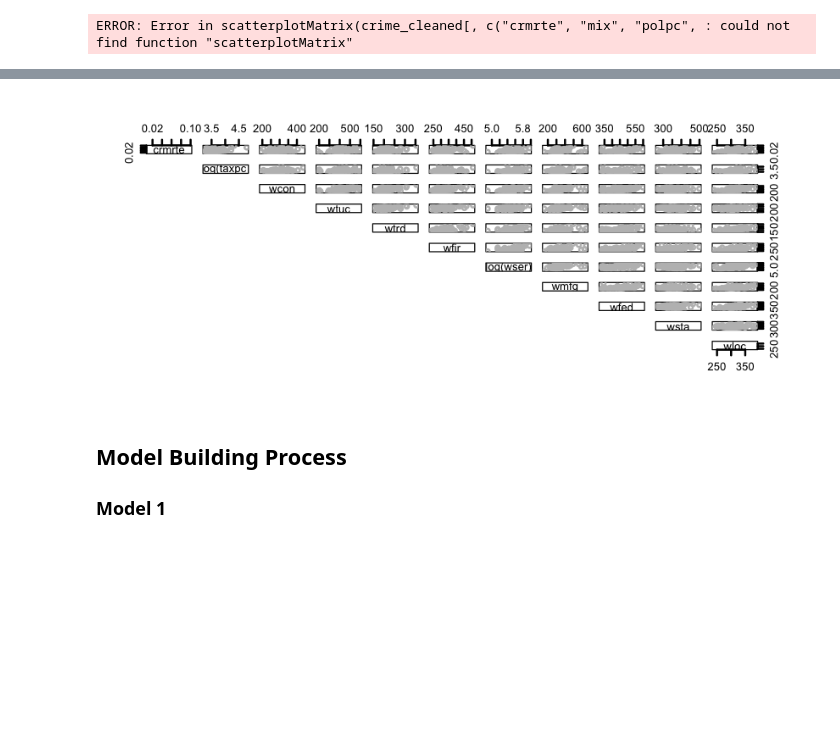
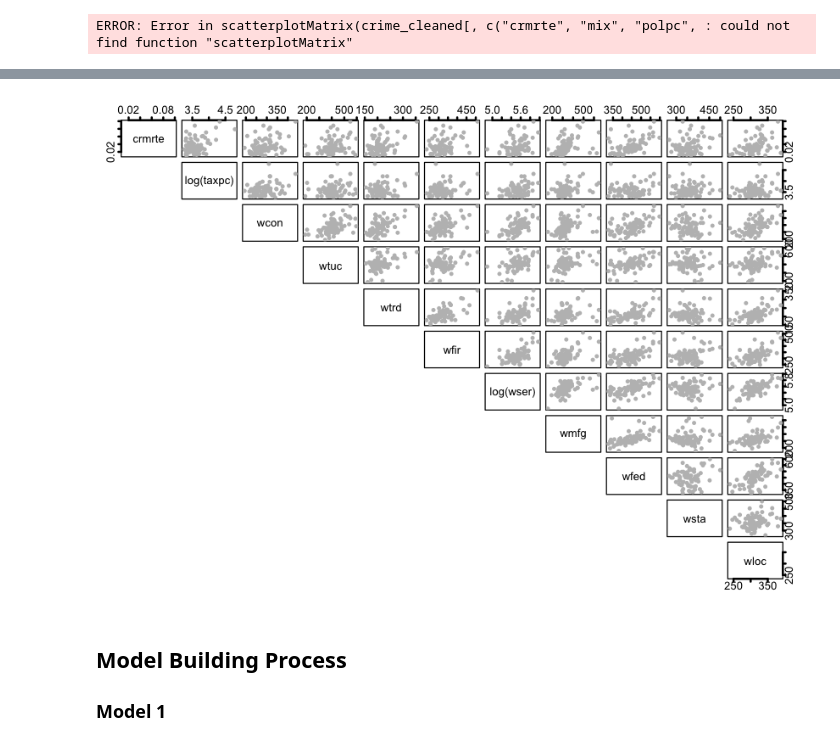
Before and after one commit to lucaschadwicklam97/lab_3_collab, a Jupyter notebook: Annabelle_Joy_Lucas_lab3_v2.ipynb, the cells around one changed output, grey strips where cells are left out. Cells and saved outputs as stored; diff of their text form; code cells hidden in the pictures; blank space fills up the shorter version.

```diff
--- a/Annabelle_Joy_Lucas_lab3_v2.ipynb
+++ b/Annabelle_Joy_Lucas_lab3_v2.ipynb
@@ -240,14 +236,14 @@ hist(crime_cleaned$pctmin80, main = "Perc. Minority, 1980", col='lightblue', xla
 # %%
 pairs(~crmrte + log(taxpc) + wcon + wtuc + wtrd + wfir + log(wser) + wmfg + wfed +
       wsta + wloc,
       data = crime_cleaned,
       cex.labels=1,
       lower.panel = NULL,
       pch=1, cex=1, lwd=2,
       col="grey")
-options(repr.plot.height = 7, repr.plot.width = 10, repr.plot.pointsize = 10)
+options(repr.plot.height = 5, repr.plot.width = 7, repr.plot.pointsize = 5)
 # %% [output]
-[figure, old version]
+[figure, new version]
 # %% [markdown]
 ## Model Building Process
 ### Model 1
```
Also changed, not shown: parts of 14 cells of this notebook.
